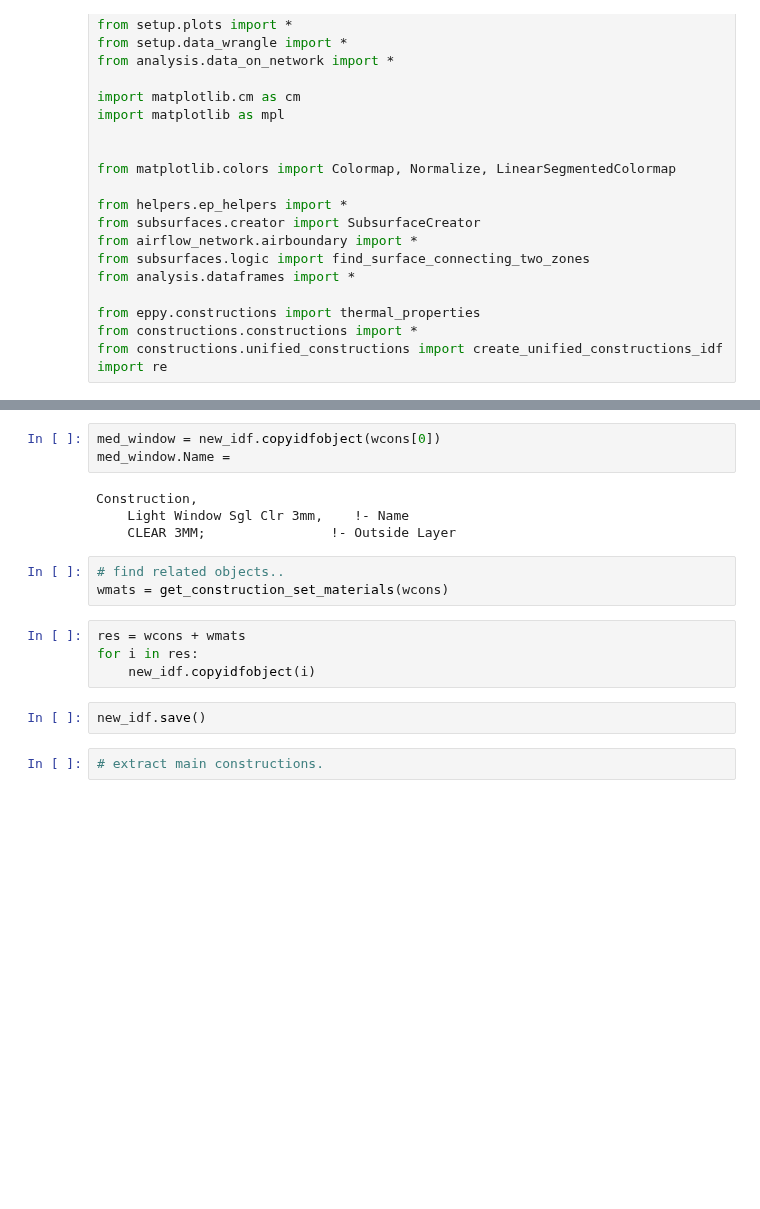
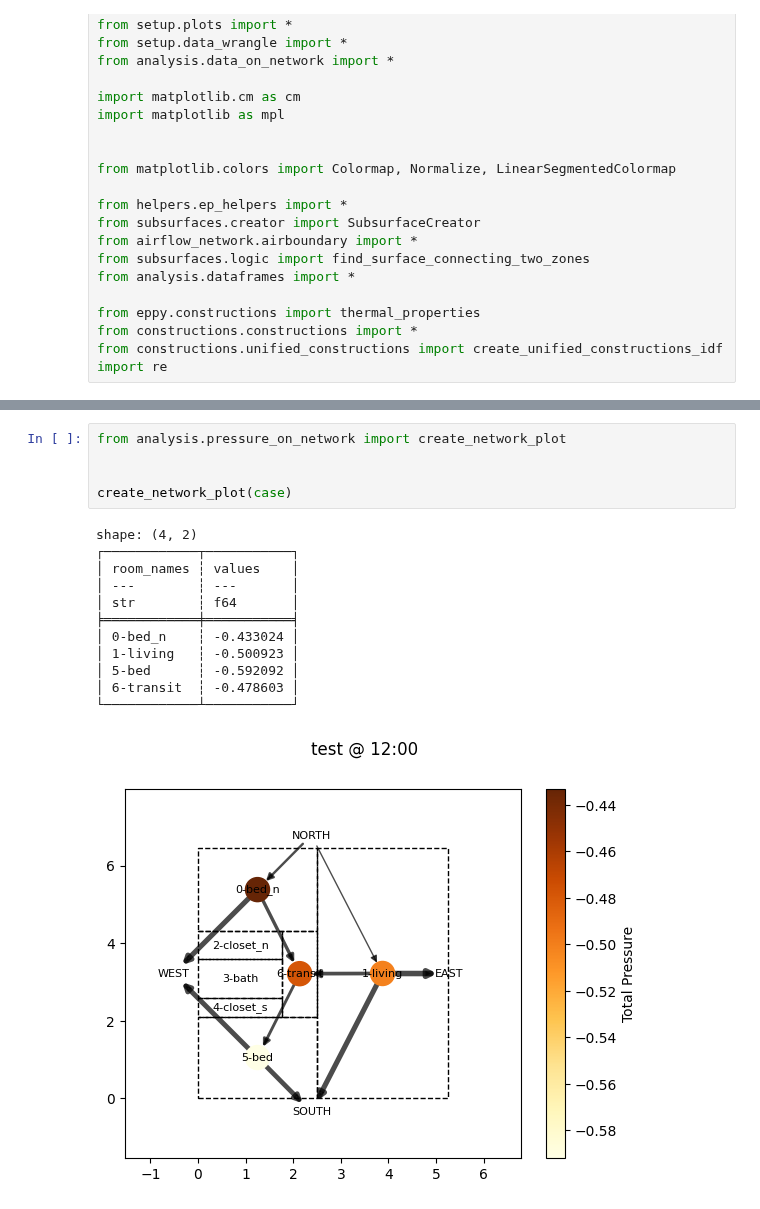
Before and after one commit to juliet29/plan2EPlus, a Jupyter notebook: _notebooks/t05_svg2plan.ipynb, the cells around one changed output, grey strips where cells are left out. Saved outputs shown, nothing was run; the diff lists cells and outputs as text; blank space fills up the shorter version.

```diff
--- a/_notebooks/t05_svg2plan.ipynb
+++ b/_notebooks/t05_svg2plan.ipynb
@@ -202,18 +93,18 @@ wcons
-# %%
-med_window = new_idf.copyidfobject(wcons[0])
-med_window.Name =
-# %% [output]
-Construction,
-    Light Window Sgl Clr 3mm,    !- Name
-    CLEAR 3MM;                !- Outside Layer
-# %%
-# find related objects..
-wmats = get_construction_set_materials(wcons)
-# %%
-res = wcons + wmats
-for i in res:
-    new_idf.copyidfobject(i)
-# %%
-new_idf.save()
-# %%
-# extract main constructions.
+# %%
+from analysis.pressure_on_network import create_network_plot
+
+
+create_network_plot(case)
+# %% [output]
+shape: (4, 2)
+┌────────────┬───────────┐
+│ room_names ┆ values    │
+│ ---        ┆ ---       │
+│ str        ┆ f64       │
+╞════════════╪═══════════╡
+│ 0-bed_n    ┆ -0.433024 │
+│ 1-living   ┆ -0.500923 │
+│ 5-bed      ┆ -0.592092 │
+│ 6-transit  ┆ -0.478603 │
+└────────────┴───────────┘
+[figure, added]
```
Also changed, not shown: parts of 23 cells of this notebook, 3 other files.
